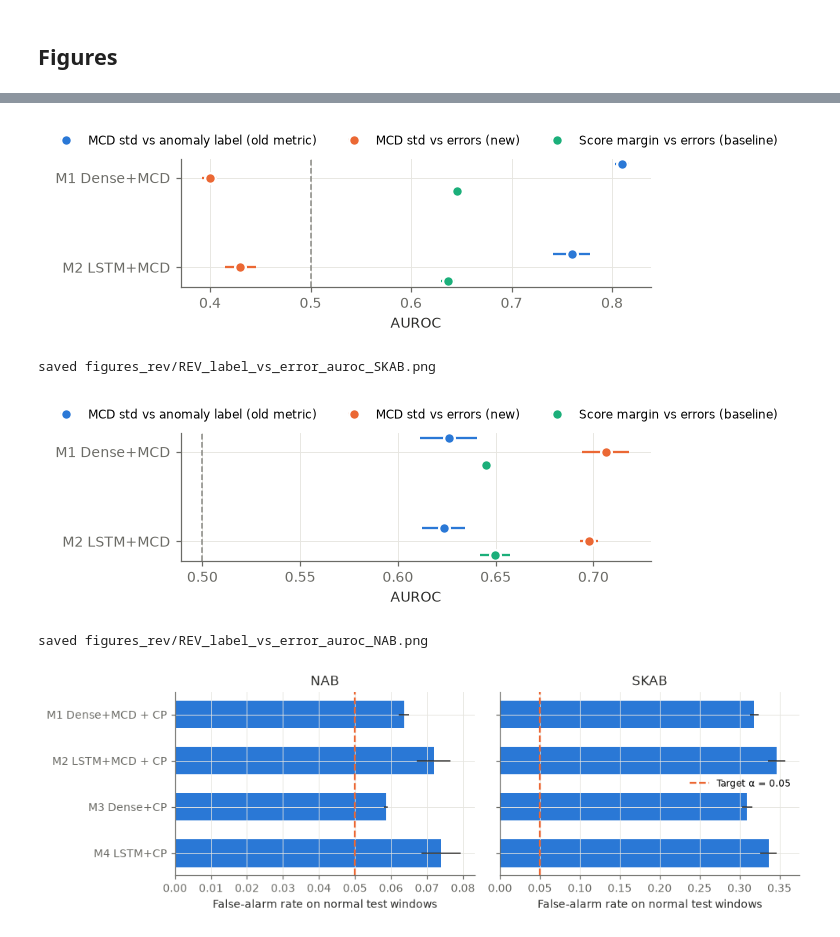
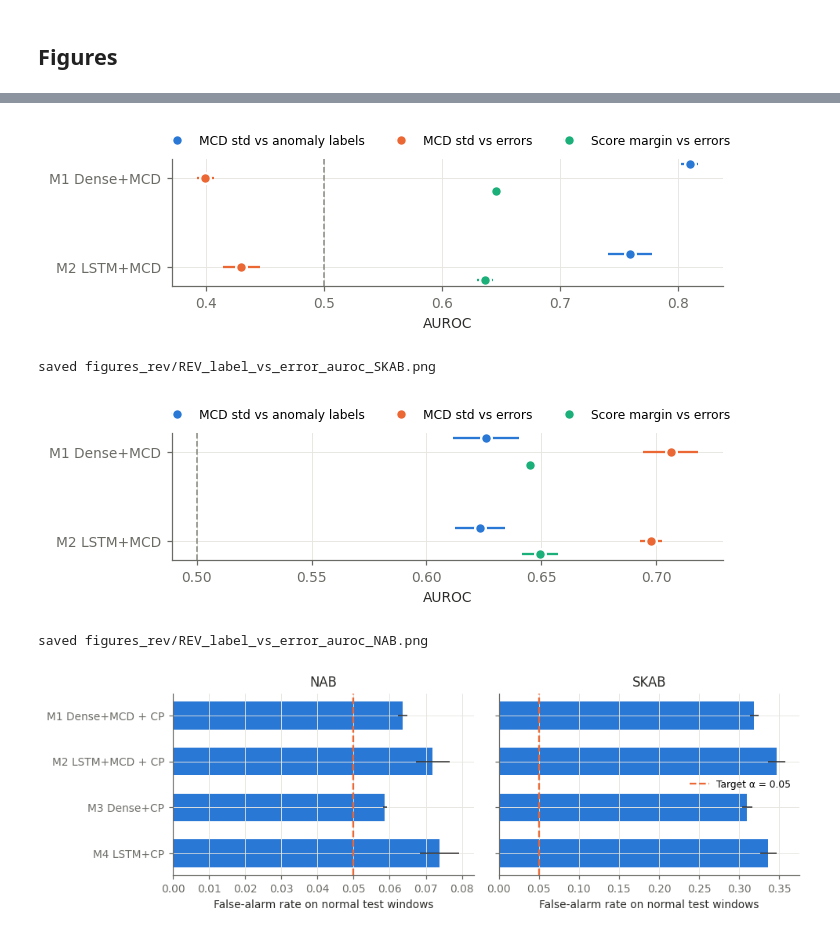
Before and after one commit to eyyoub/iot-anomaly-detection, a Jupyter notebook: R03_Main_Experiments.ipynb, the cells around one changed output, grey strips where cells are left out. Drawn from its saved outputs; the diff is of its cells as text; code cells hidden in the pictures.

```diff
--- a/R03_Main_Experiments.ipynb
+++ b/R03_Main_Experiments.ipynb
@@ -156,16 +136,16 @@ saved figures_rev/REV_risk_coverage_NAB.png
 # %%
 for ds in ("SKAB", "NAB"):
     t = U[U.dataset == ds].groupby("method")[["std/label_auroc","std/error_auroc","margin/error_auroc"]].agg(["mean","std"])
     t.columns = [f"{a}_{b}" for a, b in t.columns]; t = t.reset_index()
     fig, path = plots.dot_compare(t, ["std/label_auroc","std/error_auroc","margin/error_auroc"],
-                                  ["MCD std vs anomaly label (old metric)","MCD std vs errors (new)",
-                                   "Score margin vs errors (baseline)"],
+                                  ["MCD std vs anomaly labels","MCD std vs errors",
+                                   "Score margin vs errors"],
                                   f"REV_label_vs_error_auroc_{ds}")
     plt.show(); print("saved", path)
 # %% [output]
-[figure, old version]
+[figure, new version]
 saved figures_rev/REV_label_vs_error_auroc_SKAB.png
-[figure, old version]
+[figure, new version]
 saved figures_rev/REV_label_vs_error_auroc_NAB.png
 # %%
 t = C_.groupby(["dataset","method"])["fpr@0.05"].agg(["mean","std"]).reset_index()
```
Also changed, not shown: parts of 5 cells of this notebook, 13 other files.
